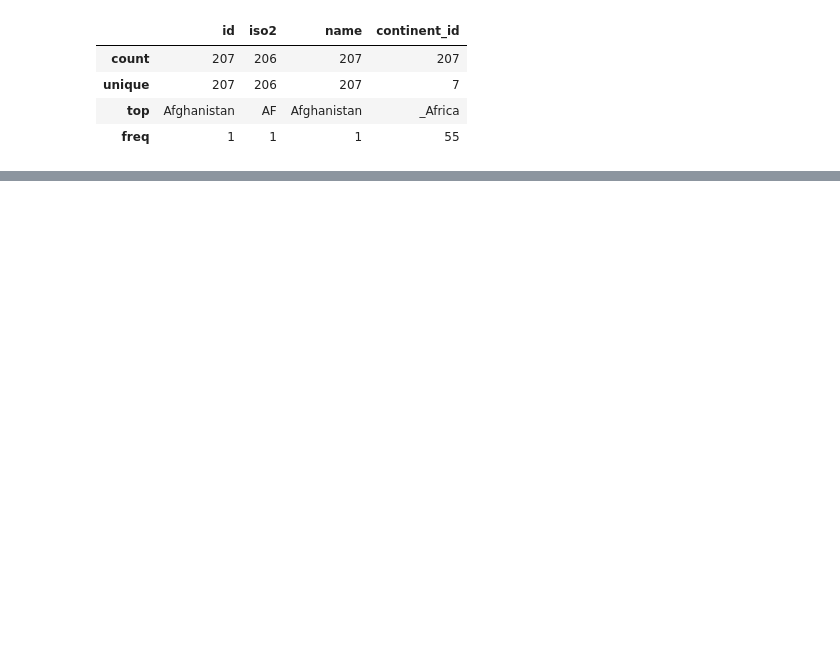
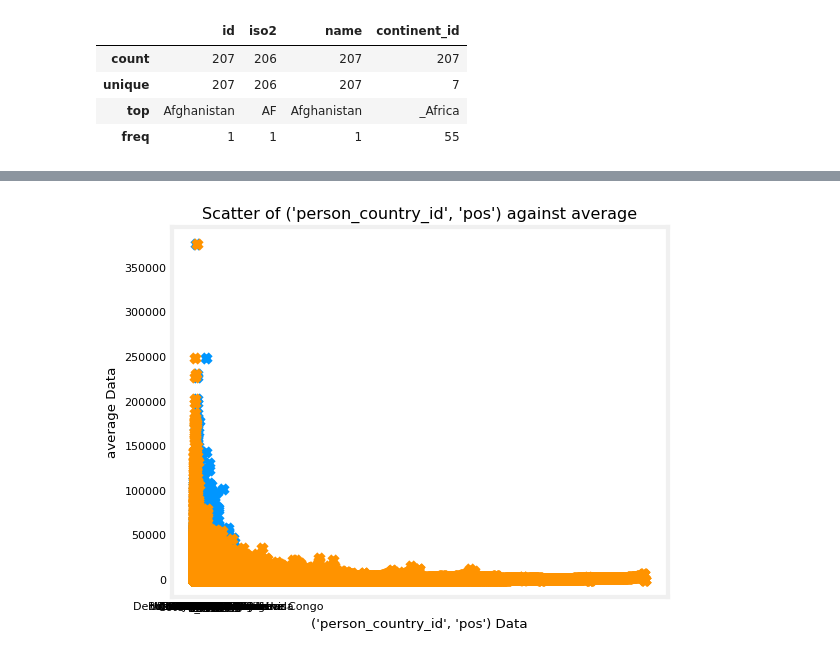
Before and after one commit to TempeHS/2026SE_MLOPSTask_Michael.L, a Jupyter notebook: 2.Model_Development/2.1.Data_Wrangling/2.1.1.data_preview.ipynb, the cells around one changed output, grey strips where cells are left out. Cells and saved outputs as stored; diff of their text form; code cells hidden in the pictures; blank space fills up the shorter version.

```diff
--- a/2.Model_Development/2.1.Data_Wrangling/2.1.1.data_preview.ipynb
+++ b/2.Model_Development/2.1.Data_Wrangling/2.1.1.data_preview.ipynb
@@ -121,10 +162,12 @@ Error:
 # %%
-# # Scatter plot multiples columns to see the relationship
-# x_plot = ['BMI', 'BP']
-# for col in x_plot:
-#     plt.scatter(data_frame[col], data_frame['Target'], marker='x')
-# plt.title(f"Scatter of {*x_plot,} against {data_frame['Target'].name}")
-# plt.ylabel(f"{data_frame['Target'].name} Data")
-# plt.xlabel(f"{*x_plot,} Data")
-# plt.show()
+# Scatter plot multiples columns to see the relationship
+x_plot = ['person_country_id', 'pos']
+for col in x_plot:
+    plt.scatter(results[col], results['average'], marker='x')
+plt.title(f"Scatter of {*x_plot,} against {results['average'].name}")
+plt.ylabel(f"{results['average'].name} Data")
+plt.xlabel(f"{*x_plot,} Data")
+plt.show()
+# %% [output]
+[figure, added]
 # %%
```
Also changed, not shown: parts of 22 cells of this notebook, 3 other files.
